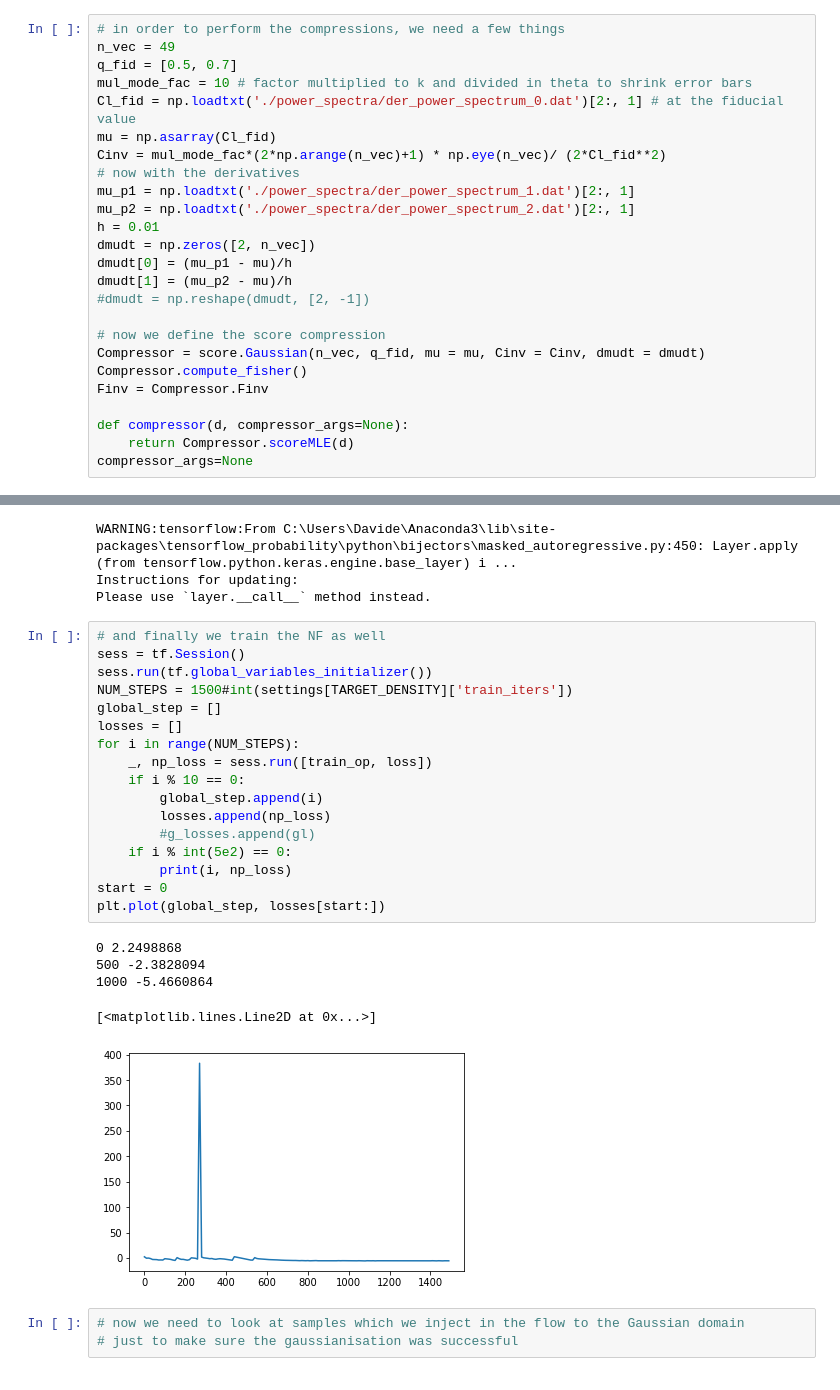
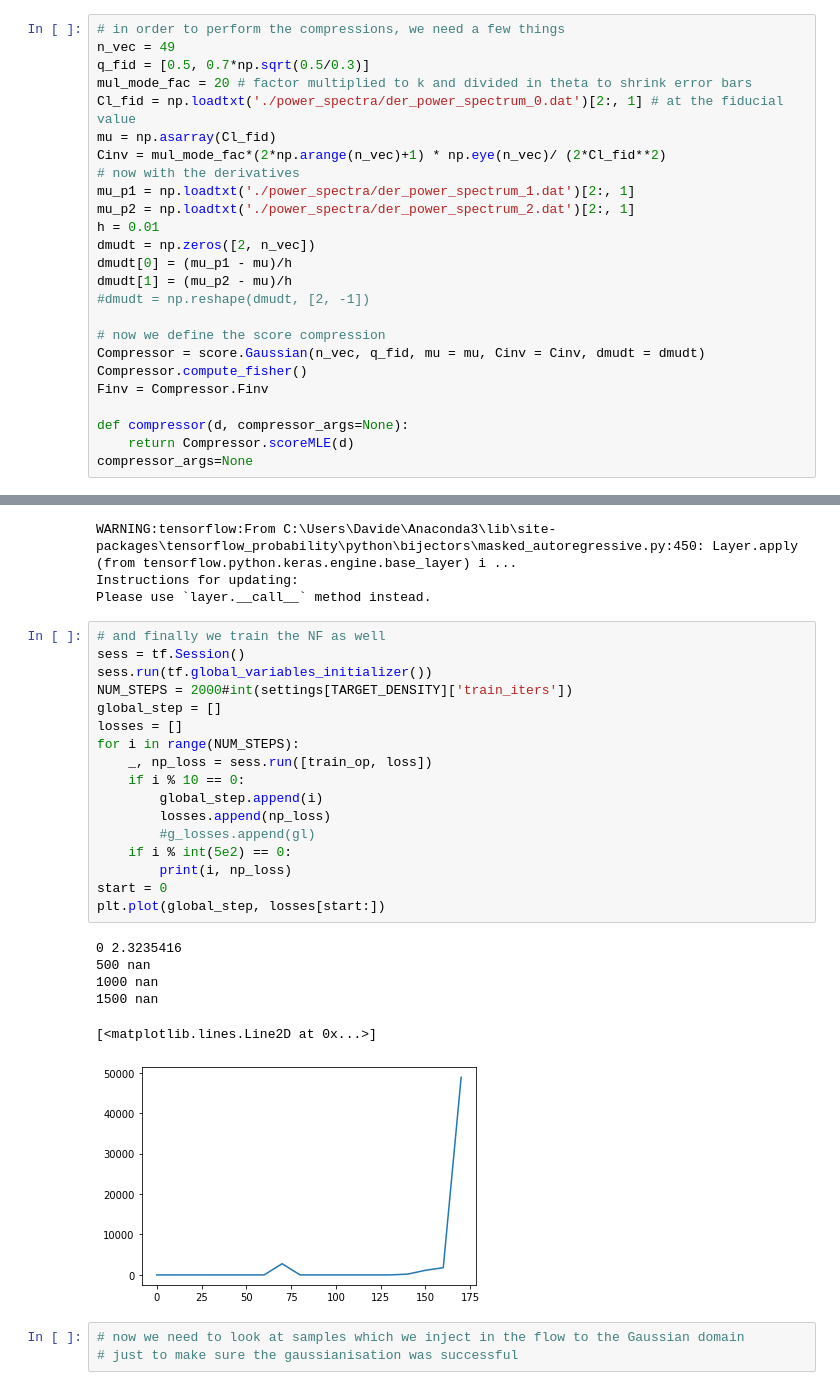
Before and after one commit to dpiras/pydelfi, a Jupyter notebook: examples/GLC_2D_with_score_compression_cosmo.ipynb, the cells around one changed output, grey strips where cells are left out. Drawn from its saved outputs; the diff is of its cells as text.

```diff
--- a/examples/GLC_2D_with_score_compression_cosmo.ipynb
+++ b/examples/GLC_2D_with_score_compression_cosmo.ipynb
@@ -31,8 +31,8 @@ n_class = 1 # number of different cosmologies for the training
 # %%
 # in order to perform the compressions, we need a few things
 n_vec = 49
-q_fid = [0.5, 0.7]
-mul_mode_fac = 10 # factor multiplied to k and divided in theta to shrink error bars
+q_fid = [0.5, 0.7*np.sqrt(0.5/0.3)]
+mul_mode_fac = 20 # factor multiplied to k and divided in theta to shrink error bars
 Cl_fid = np.loadtxt('./power_spectra/der_power_spectrum_0.dat')[2:, 1] # at the fiducial value
 mu = np.asarray(Cl_fid)
 Cinv = mul_mode_fac*(2*np.arange(n_vec)+1) * np.eye(n_vec)/ (2*Cl_fid**2)
@@ -338,26 +338,27 @@ Please use `layer.__call__` method instead.
 # %%
 # and finally we train the NF as well
 sess = tf.Session()
 sess.run(tf.global_variables_initializer())
-NUM_STEPS = 1500#int(settings[TARGET_DENSITY]['train_iters'])
+NUM_STEPS = 2000#int(settings[TARGET_DENSITY]['train_iters'])
 global_step = []
 losses = []
 for i in range(NUM_STEPS):
     _, np_loss = sess.run([train_op, loss])
     if i % 10 == 0:
         global_step.append(i)
         losses.append(np_loss)
         #g_losses.append(gl)
     if i % int(5e2) == 0:
         print(i, np_loss)
 start = 0
 plt.plot(global_step, losses[start:])
 # %% [output]
-0 2.2498868
-500 -2.3828094
-1000 -5.4660864
+0 2.3235416
+500 nan
+1000 nan
+1500 nan
 [<matplotlib.lines.Line2D at 0x...>]
-[figure, old version]
+[figure, new version]
 # %%
 # now we need to look at samples which we inject in the flow to the Gaussian domain
 # just to make sure the gaussianisation was successful
```
Also changed, not shown: parts of 24 cells of this notebook, 1 other file.
